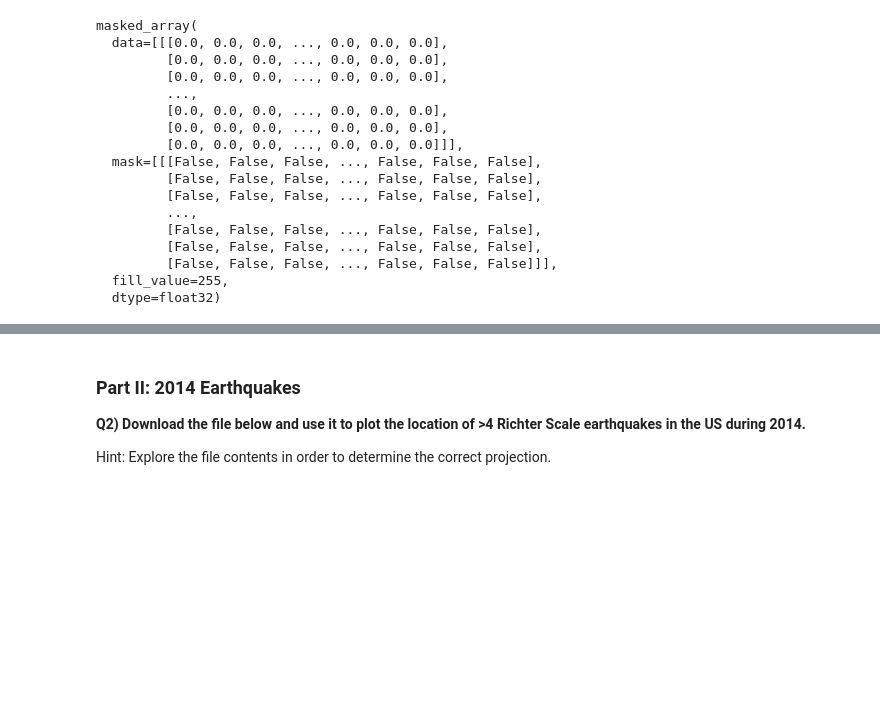
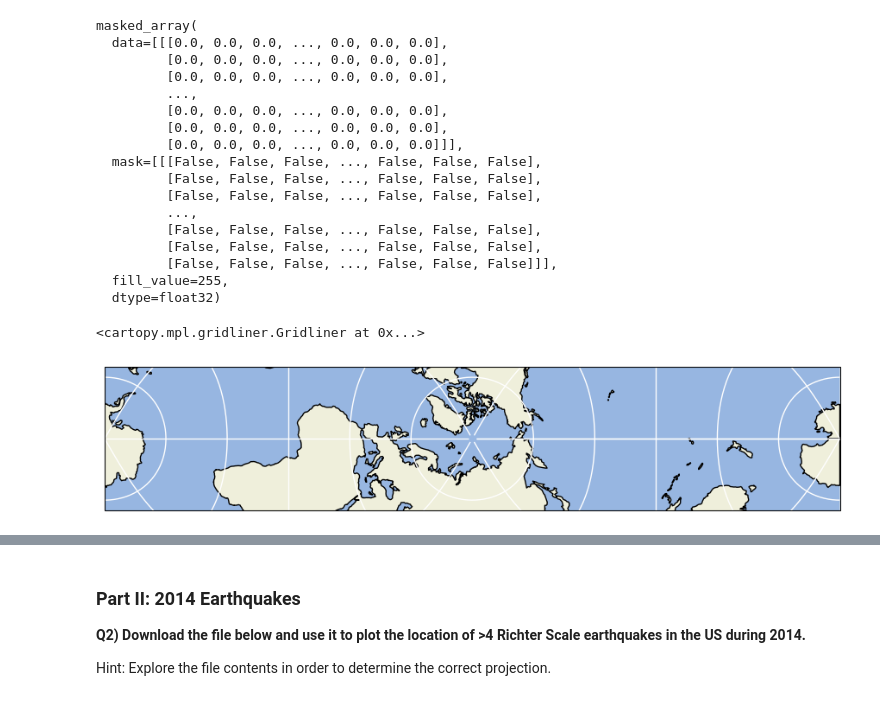
Before and after one commit to JoanneQuet/2023_Intro_Python, a Jupyter notebook: ML_EES/IP/W2_S2.ipynb, the cells around one changed output, grey strips where cells are left out. Saved outputs shown, nothing was run; the diff lists cells and outputs as text; code cells hidden in the pictures; blank space fills up the shorter version.

```diff
--- a/ML_EES/IP/W2_S2.ipynb
+++ b/ML_EES/IP/W2_S2.ipynb
@@ -211,6 +208,20 @@ masked_array(
          [False, False, False, ..., False, False, False]]],
   fill_value=255,
   dtype=float32)
+# %%
+import matplotlib.pyplot as plt
+import cartopy.feature as cfeature
+import numpy as np
+
+plt.figure(figsize=(11, 6))RotatedPole
+ax = plt.axes(projection=ccrs.(-90,0))
+ax.set_extent([-180, 180, -90, -55], ccrs.PlateCarree())
+ax.add_feature(cartopy.feature.OCEAN)
+ax.add_feature(cartopy.feature.LAND, edgecolor='black')
+ax.gridlines(lw=1,color='white')
+# %% [output]
+<cartopy.mpl.gridliner.Gridliner at 0x...>
+[figure, added]
 # %%
 import matplotlib.pyplot as plt
 #import cartopy.feature as cfeature
```
Also changed, not shown: parts of 2 cells of this notebook.
